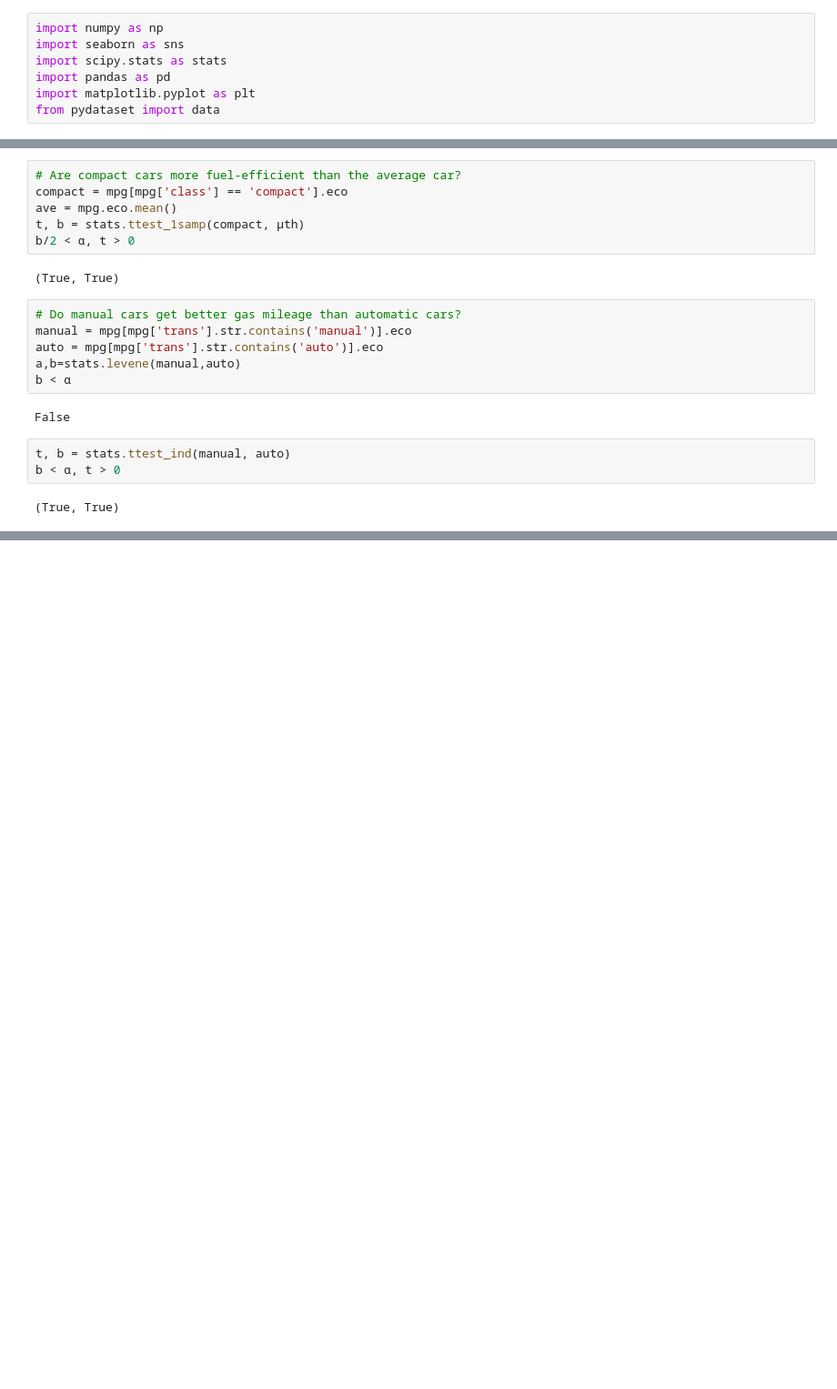
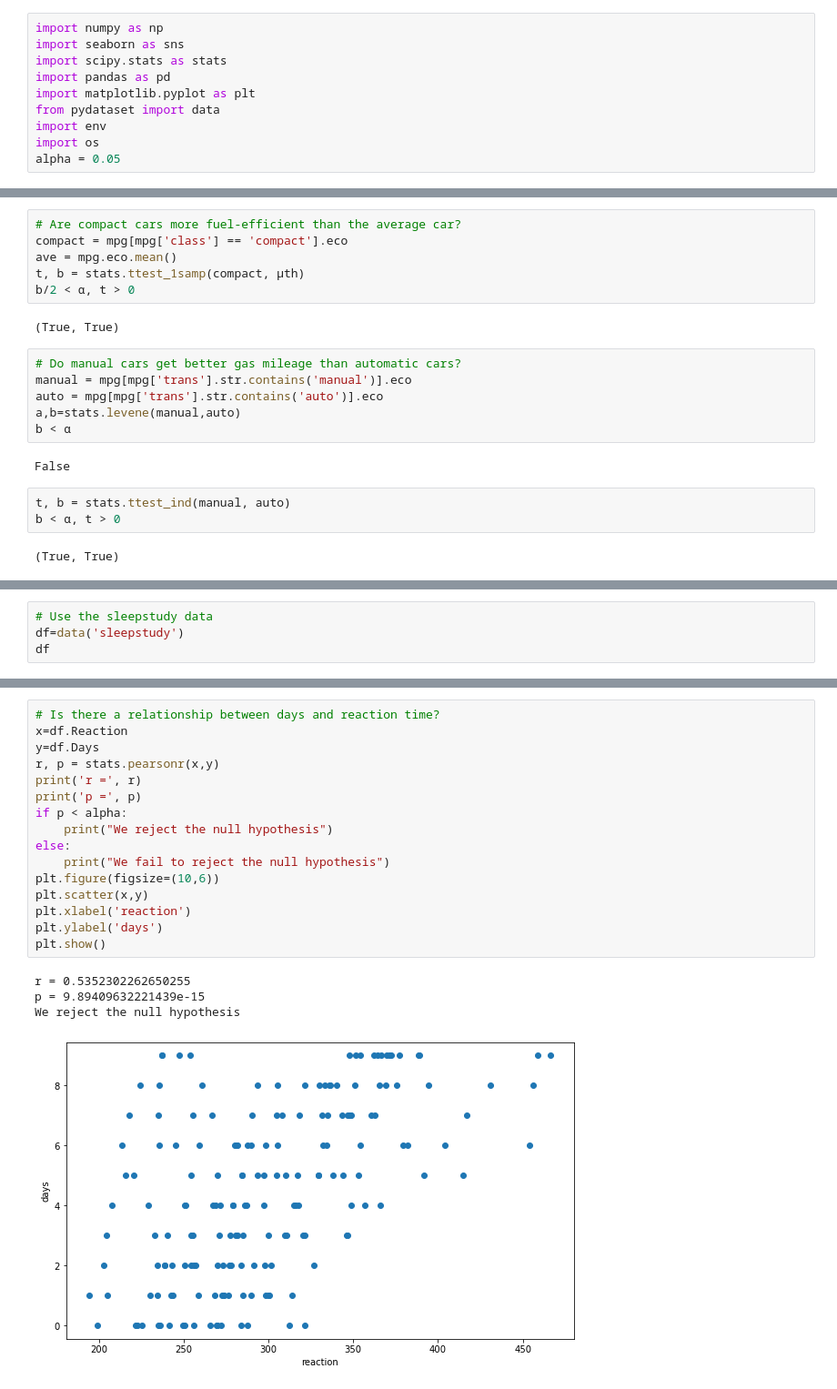
Before and after one commit to cristianibarra1/hypothesis_testing.ipynb, a Jupyter notebook: hypothesis_testing.ipynb, the cells around one changed output, grey strips where cells are left out. Shown at 91% size. Cells and saved outputs as stored; diff of their text form; blank space fills up the shorter version.

```diff
--- a/hypothesis_testing.ipynb
+++ b/hypothesis_testing.ipynb
@@ -5,6 +5,9 @@ import scipy.stats as stats
 import pandas as pd
 import matplotlib.pyplot as plt
 from pydataset import data
+import env
+import os
+alpha = 0.05
 # %%
 # For each of the following questions, formulate a null and alternative hypothesis (be as specific as you can be),
 # then give an example of what a true positive, true negative, type I and type II errors would look like.
@@ -154,0 +239,4 @@ b < α, t > 0
+# %%
+# Use the sleepstudy data
+df=data('sleepstudy')
+df
@@ -154,0 +257,21 @@ b < α, t > 0
+# %%
+# Is there a relationship between days and reaction time?
+x=df.Reaction
+y=df.Days
+r, p = stats.pearsonr(x,y)
+print('r =', r)
+print('p =', p)
+if p < alpha:
+    print("We reject the null hypothesis")
+else:
+    print("We fail to reject the null hypothesis")
+plt.figure(figsize=(10,6))
+plt.scatter(x,y)
+plt.xlabel('reaction')
+plt.ylabel('days')
+plt.show()
+# %% [output]
+r = 0.5352302262650255
+p = 9.89409632221439e-15
+We reject the null hypothesis
+[figure, added]
```
Also changed, not shown: parts of 14 cells of this notebook.
